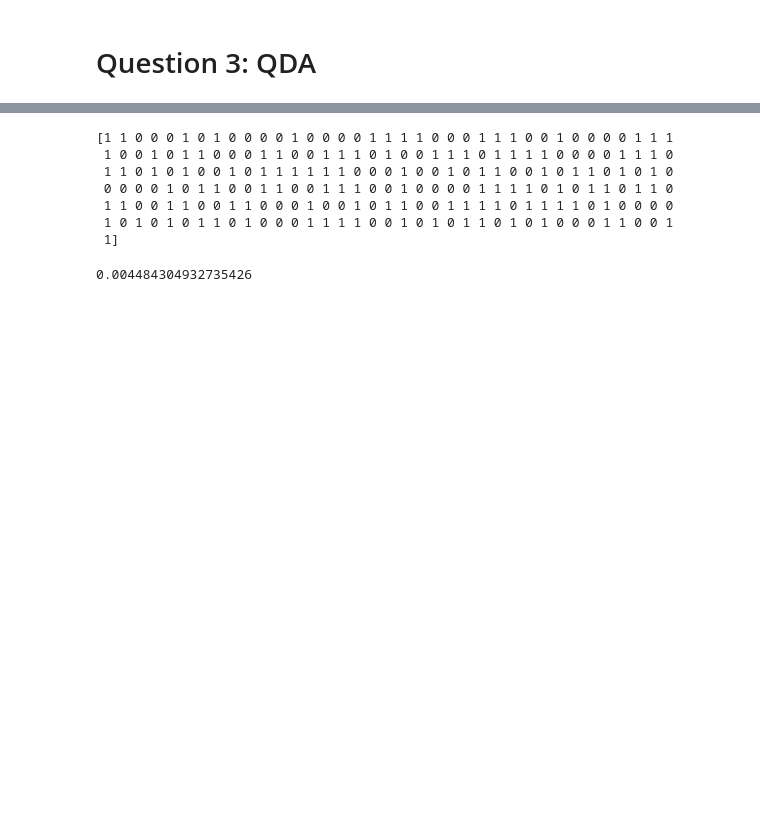
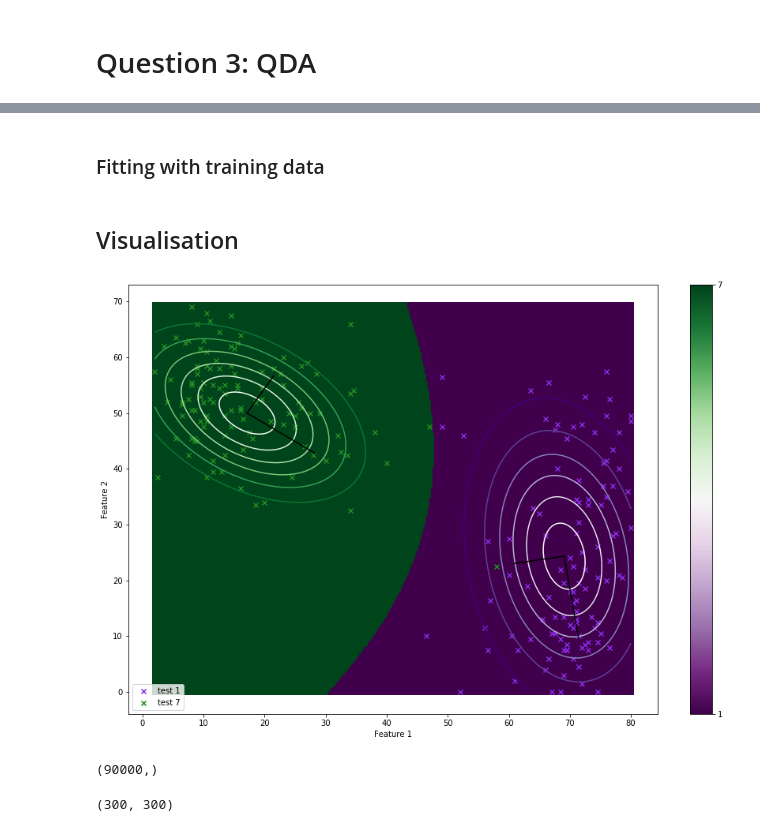
Before and after one commit to max-simon/Fundamentals-of-Machine-Learning, a Jupyter notebook: ex02/question_01_02.ipynb, the cells around one changed output, grey strips where cells are left out. Drawn from its saved outputs; the diff is of its cells as text; code cells hidden in the pictures; blank space fills up the shorter version.

Commit message:
Finished visualisation of QDA

```diff
--- a/ex02/question_01_02.ipynb
+++ b/ex02/question_01_02.ipynb
@@ -201,18 +202,61 @@ def get_error_rate(a, b):
+# %% [markdown]
+### Fitting with training data
 # %%
 mu, covmat, p = fit_qda(X_test_r, y_test)
-
-mask = np.logical_or(y_train == 1, y_train == 7)
-
-train_labels_test = predict_pda(mu, covmat, p, X_train_r[mask])
-# %% [output]
-[1 1 0 0 0 1 0 1 0 0 0 0 1 0 0 0 0 1 1 1 1 0 0 0 1 1 1 0 0 1 0 0 0 0 1 1 1
- 1 0 0 1 0 1 1 0 0 0 1 1 0 0 1 1 1 0 1 0 0 1 1 1 0 1 1 1 1 0 0 0 0 1 1 1 0
- 1 1 0 1 0 1 0 0 1 0 1 1 1 1 1 1 0 0 0 1 0 0 1 0 1 1 0 0 1 0 1 1 0 1 0 1 0
- 0 0 0 0 1 0 1 1 0 0 1 1 0 0 1 1 1 0 0 1 0 0 0 0 1 1 1 1 0 1 0 1 1 0 1 1 0
- 1 1 0 0 1 1 0 0 1 1 0 0 0 1 0 0 1 0 1 1 0 0 1 1 1 1 0 1 1 1 1 0 1 0 0 0 0
- 1 0 1 0 1 0 1 1 0 1 0 0 0 1 1 1 1 0 0 1 0 1 0 1 1 0 1 0 1 0 0 0 1 1 0 0 1
- 1]
-# %%
-score(train_labels_test, y_train[mask])
-# %% [output]
-0.004484304932735426
+# %%
+train_mask_1_or_7 = np.logical_or(y_train == 1, y_train == 7)
+test_mask_1_or_7 = np.logical_or(y_test == 1, y_test == 7)
+# apply to test set, training set and grid
+grid_pred_qda = predict_pda(mu, covmat, p, grid)
+train_pred_qda = predict_pda(mu, covmat, p, X_train_r[train_mask_1_or_7])
+test_pred_qda = predict_pda(mu, covmat, p, X_test_r[test_mask_1_or_7])
+# %% [markdown]
+## Visualisation
+# %%
+# Create the plot
+fig, ax = plt.subplots(1, 1, figsize=(15, 10))
+
+# plot the decision region
+scat = ax.scatter(grid[:,0], grid[:,1], c=grid_pred_qda, marker='s', cmap='PRGn')
+cbar = plt.colorbar(scat, ticks=[1, 7])
+# plot the training
+ax.scatter(get_class(X_train_r, y_train, 1)[:,0], get_class(X_train_r, y_train, 1)[:,1], marker='x', color='blueviolet', label="test 1")
+ax.scatter(get_class(X_train_r, y_train, 7)[:,0], get_class(X_train_r, y_train, 7)[:,1], marker='x', color='forestgreen', label="test 7")
+
+#plot the gaussians
+mesh_feat1, mesh_feat2 = np.meshgrid(grid_feat_1, grid_feat_2)
+gauss_1 = multivariate_normal.pdf(grid, mean=mu[0], cov=covmat[0])
+gauss_2 = multivariate_normal.pdf(grid, mean=mu[1], cov=covmat[1])
+cg1 = ax.contour(mesh_feat1, mesh_feat2, gauss_1.reshape(300, 300), cmap='Purples_r')
+#plt.clabel(cg1, inline=1, fontsize=10)
+cg2 = ax.contour(mesh_feat1, mesh_feat2, gauss_2.reshape(300, 300), cmap='Greens_r')
+#plt.clabel(cg2, inline=1, fontsize=10)
+
+# eigenvalue decomposition
+e_val_1, e_vec_1 = np.linalg.eig(covmat[0])
+e_val_2, e_vec_2 = np.linalg.eig(covmat[1])
+# for label 1
+ax.plot([mu[0, 0], mu[0, 0] + np.sqrt(e_val_1[0])*e_vec_1[0, 0]], [mu[0, 1], mu[0, 1] + np.sqrt(e_val_1[0])*e_vec_1[1, 0]], color='k')
+ax.plot([mu[0, 0], mu[0, 0] + np.sqrt(e_val_1[1])*e_vec_1[0, 1]], [mu[0, 1], mu[0, 1] + np.sqrt(e_val_1[1])*e_vec_1[1, 1]], color='k')
+# for label 7
+ax.plot([mu[1, 0], mu[1, 0] + np.sqrt(e_val_2[0])*e_vec_2[0, 0]], [mu[1, 1], mu[1, 1] + np.sqrt(e_val_2[0])*e_vec_2[1, 0]], color='k')
+ax.plot([mu[1, 0], mu[1, 0] + np.sqrt(e_val_2[1])*e_vec_2[0, 1]], [mu[1, 1], mu[1, 1] + np.sqrt(e_val_2[1])*e_vec_2[1, 1]], color='k')
+
+# labelling
+ax.set_xlabel('Feature 1')
+ax.set_ylabel('Feature 2')
+ax.legend(loc=3)
+plt.show()
+# labelling
+ax.set_xlabel('Feature 1')
+ax.set_ylabel('Feature 2')
+ax.legend(loc=3)
+plt.show()
+# %% [output]
+[figure, added]
+# %%
+yo =
+yo.reshape(300, 300)
+yo.shape
+# %% [output]
+(90000,)
@@ -218,0 +265,4 @@ score(train_labels_test, y_train[mask])
+# %%
+grid_f1.shape
+# %% [output]
+(300, 300)
```
Also changed, not shown: parts of 6 cells of this notebook.
